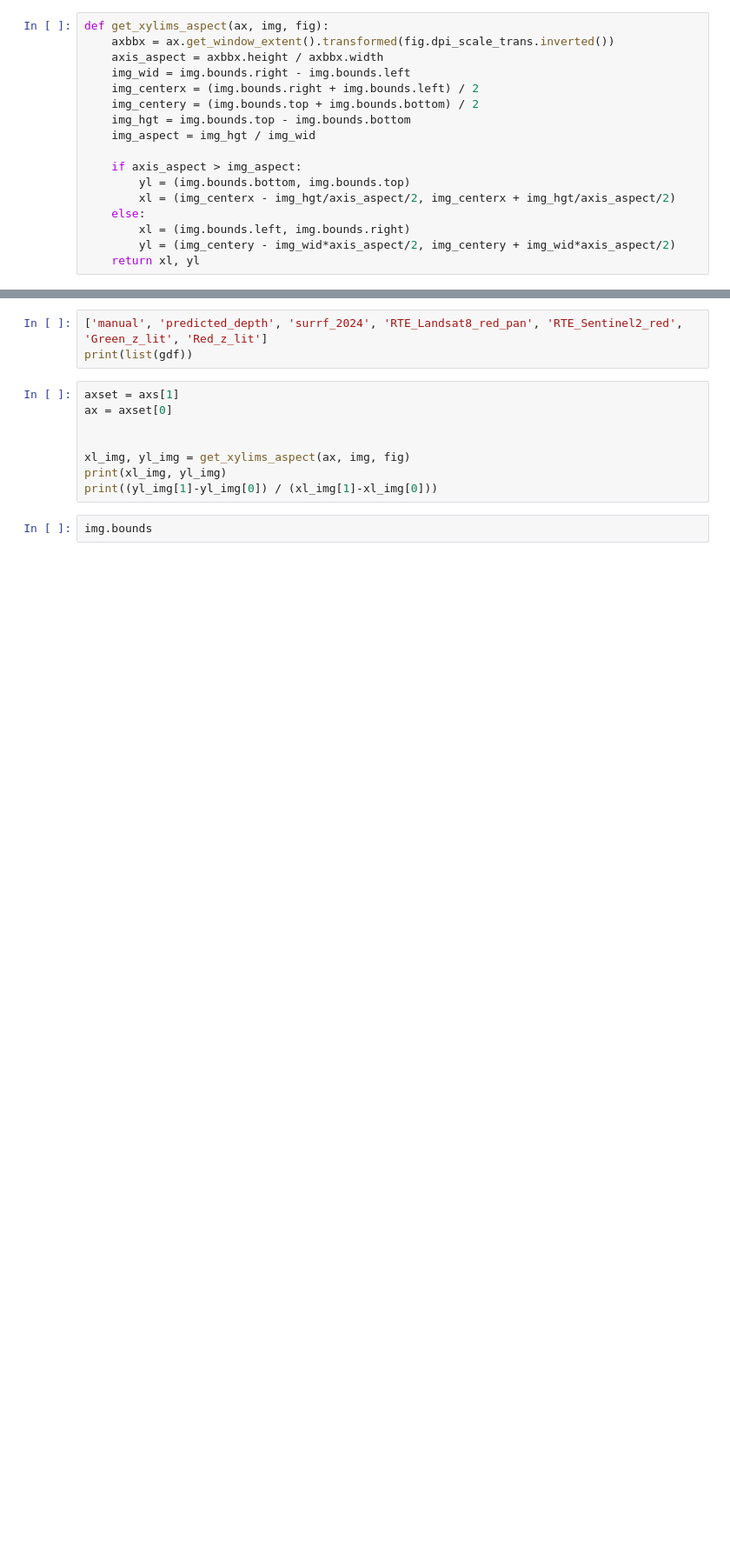
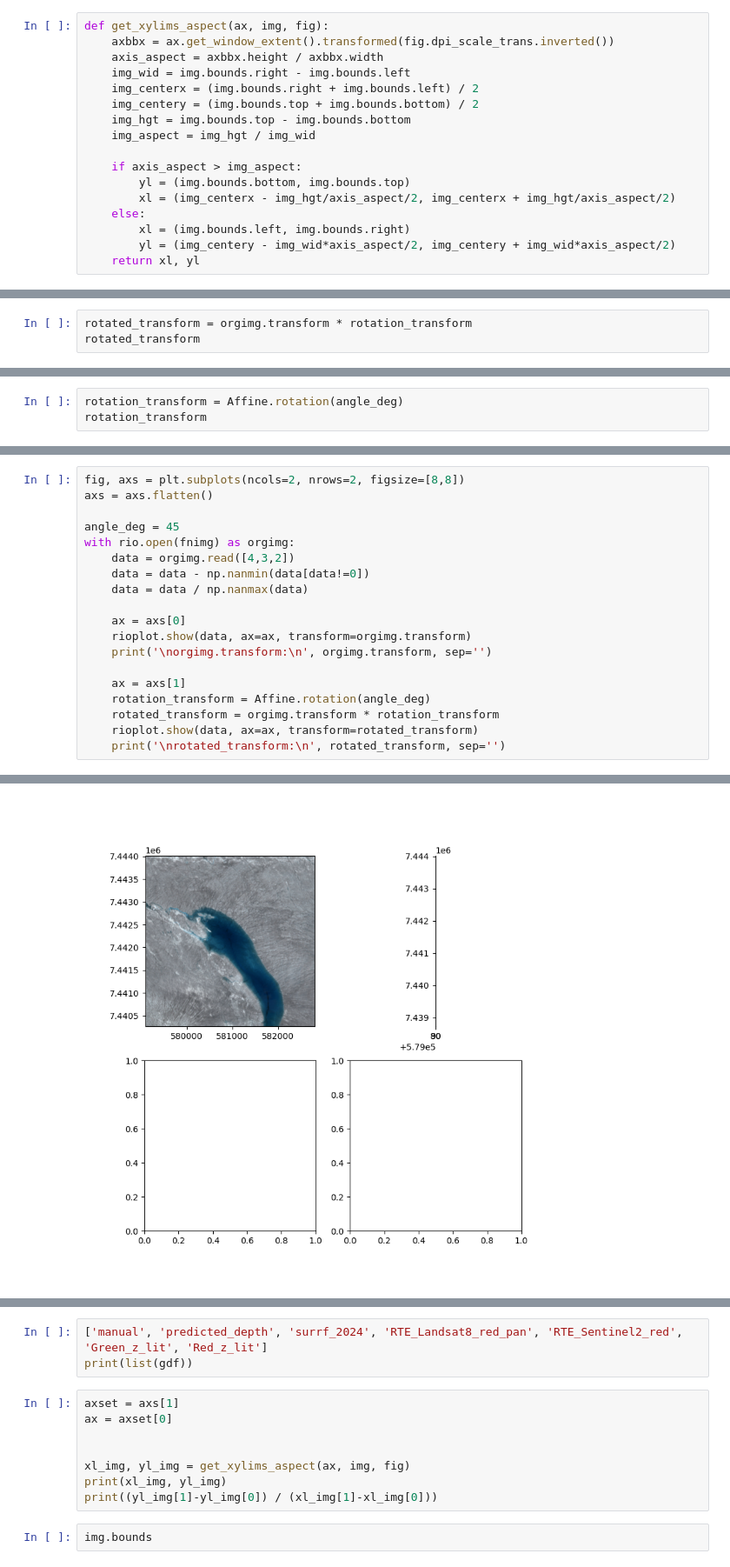
Before and after one commit to fliphilipp/greenland-supraglacial-lake-depths-figures, a Jupyter notebook: IS2_comparison.ipynb, the cells around one changed output, grey strips where cells are left out. Shown at 87% size. Saved outputs shown, nothing was run; the diff lists cells and outputs as text; blank space fills up the shorter version.

```diff
--- a/IS2_comparison.ipynb
+++ b/IS2_comparison.ipynb
@@ -268,0 +835,3 @@ id.split('_')[2]
+# %%
+rotated_transform = orgimg.transform * rotation_transform
+rotated_transform
@@ -268,0 +847,3 @@ id.split('_')[2]
+# %%
+rotation_transform = Affine.rotation(angle_deg)
+rotation_transform
@@ -268,0 +905,20 @@ id.split('_')[2]
+# %%
+fig, axs = plt.subplots(ncols=2, nrows=2, figsize=[8,8])
+axs = axs.flatten()
+
+angle_deg = 45
+with rio.open(fnimg) as orgimg:
+    data = orgimg.read([4,3,2])
+    data = data - np.nanmin(data[data!=0])
+    data = data / np.nanmax(data)
+
+    ax = axs[0]
+    rioplot.show(data, ax=ax, transform=orgimg.transform)
+    print('\norgimg.transform:\n', orgimg.transform, sep='')
+
+    ax = axs[1]
+    rotation_transform = Affine.rotation(angle_deg)
+    rotated_transform = orgimg.transform * rotation_transform
+    rioplot.show(data, ax=ax, transform=rotated_transform)
+    print('\nrotated_transform:\n', rotated_transform, sep='')
+# %% [output]
@@ -268,0 +934 @@ id.split('_')[2]
+[figure, added]
```
Also changed, not shown: parts of 31 cells of this notebook, 3 other files.
